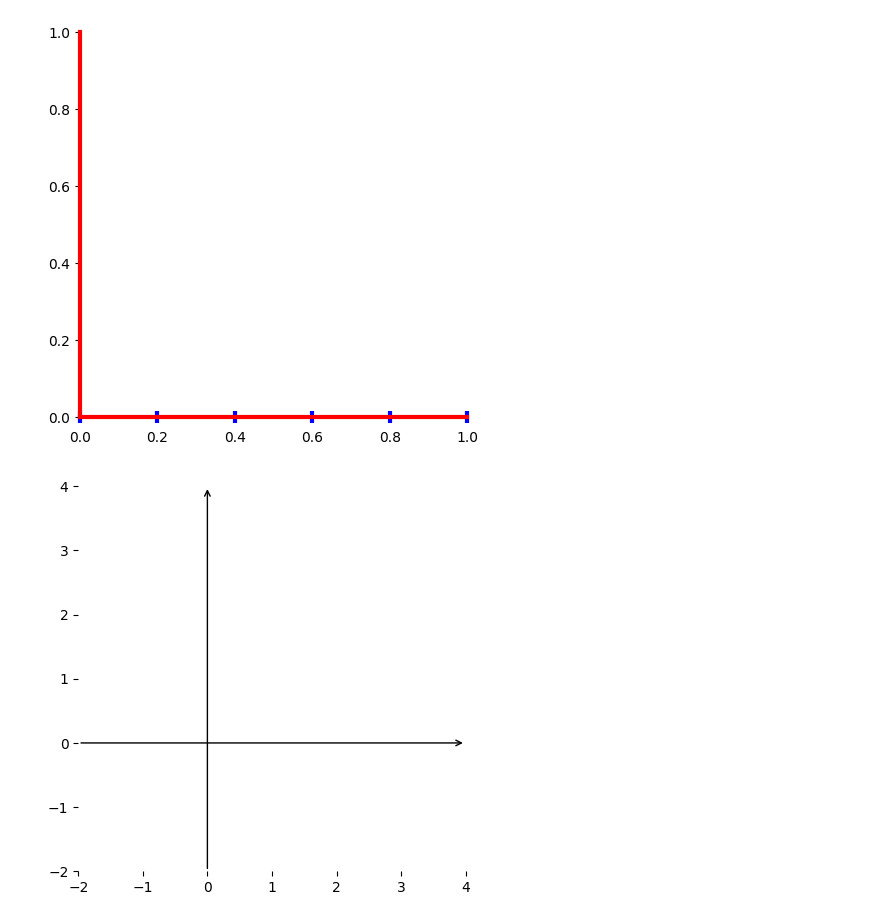
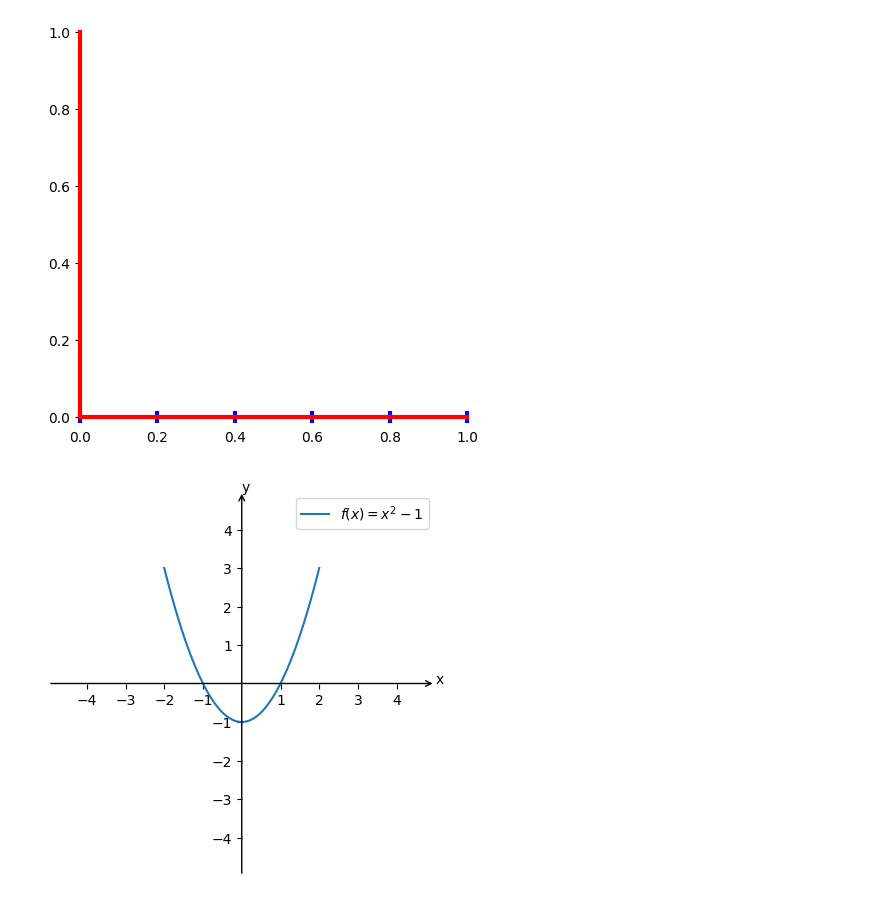
Before and after one commit to jvianna07/matplotlib-tutorial, a Jupyter notebook: tuturial2_fig.ipynb, the cells around one changed output. Drawn from its saved outputs; the diff is of its cells as text; code cells hidden in the pictures.

Commit message:
final function graph drawn

```diff
--- a/tuturial2_fig.ipynb
+++ b/tuturial2_fig.ipynb
@@ -315,16 +319,33 @@ plt.show()
 # %% [output]
 [figure]
 # %%
+# Variables
+XLIM_LOW, XLIM_HIGH=-5,5
+YLIM_LOW, YLIM_HIGH=-5,5
+
+# Datas
+x=np.linspace(-2,2,100)
+y=x**2-1
+
 fig, ax = plt.subplots(1,1,figsize=(5,5))
 
-
+ax.plot(x,y, label=r"$f(x)=x^2-1$")
 
 # customizar os spines
-ax.spines[["top","right", "left","bottom"]].set_visible(False)
-ax.set_xlim(-2,4)
-ax.set_ylim(-2,4)
-ax.annotate("", xytext=(0, -2), xy=(0, 4), arrowprops=dict(arrowstyle="->"))
-ax.annotate("", xytext=(-2, 0), xy=(4, 0), arrowprops=dict(arrowstyle="->"))
+ax.spines[["top","right","left", "bottom"]].set_visible(False)
+ax.spines[["left", "bottom"]].set_position('zero')
+
+ax.yaxis.set_major_locator(ticker.FixedLocator([-4, -3, -2, -1, 1,  2,  3,  4,]))
+ax.xaxis.set_major_locator(ticker.FixedLocator([-4, -3, -2, -1, 1,  2,  3,  4,]))
+
+ax.set_xlim(XLIM_LOW,XLIM_HIGH)
+ax.set_ylim(YLIM_LOW,YLIM_HIGH)
+ax.annotate("", xytext=(XLIM_LOW, 0), xy=(XLIM_HIGH, 0), arrowprops=dict(arrowstyle="->")) # Horizontal x
+ax.annotate("", xytext=(0, YLIM_LOW), xy=(0, YLIM_HIGH), arrowprops=dict(arrowstyle="->")) # Vertical y
+ax.text(XLIM_HIGH, 0, "x")
+ax.text(0, YLIM_HIGH, "y")
+
+plt.legend()
 plt.show()
 # %% [output]
-[figure, old version]
+[figure, new version]
```
Also changed, not shown: parts of 7 cells of this notebook.
